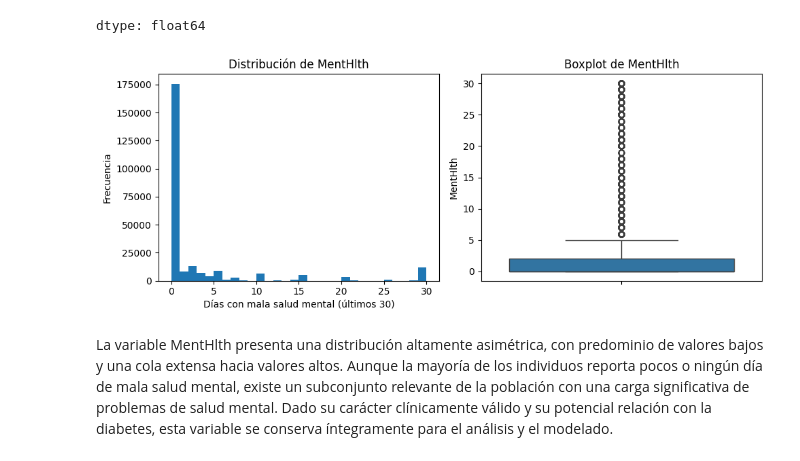
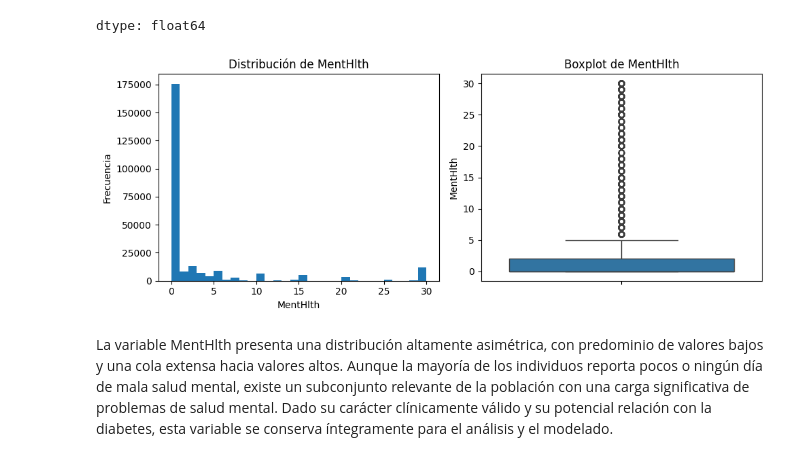
Before and after one commit to sebas-serrano/Diabetes_Health_Indicators, a Jupyter notebook: notebooks/Diabetes_Health_Indicators.ipynb, the cells around one changed output. Saved outputs shown, nothing was run; the diff lists cells and outputs as text; code cells hidden in the pictures.

```diff
--- a/notebooks/Diabetes_Health_Indicators.ipynb
+++ b/notebooks/Diabetes_Health_Indicators.ipynb
@@ -292,29 +292,10 @@ df_multi['MentHlth'].describe()
 | 75% | 2.000000 |
 | max | 30.000000 |
 dtype: float64
-# %%
-import matplotlib.pyplot as plt
-import seaborn as sns
-
-variable = 'MentHlth'
-
-fig, axes = plt.subplots(1, 2, figsize=(10, 4))
-
-# Histograma
-axes[0].hist(df_multi[variable], bins=30)
-axes[0].set_title('Distribución de MentHlth')
-axes[0].set_xlabel('Días con mala salud mental (últimos 30)')
-axes[0].set_ylabel('Frecuencia')
-
-# Boxplot
-sns.boxplot(y=df_multi[variable], ax=axes[1])
-axes[1].set_title('Boxplot de MentHlth')
-axes[1].set_ylabel(variable)
-
-plt.tight_layout()
-plt.show()
-# %% [output]
-[figure, removed]
+# %%
+plot_univariate_distribution(df_multi, 'MentHlth')
+# %% [output]
+[figure, added]
 # %% [markdown]
 La variable MentHlth presenta una distribución altamente asimétrica, con predominio de valores bajos y una cola extensa hacia valores altos. Aunque la mayoría de los individuos reporta pocos o ningún día de mala salud mental, existe un subconjunto relevante de la población con una carga significativa de problemas de salud mental. Dado su carácter clínicamente válido y su potencial relación con la diabetes, esta variable se conserva íntegramente para el análisis y el modelado.
 # %%
```
Also changed, not shown: parts of 1 cell of this notebook.
